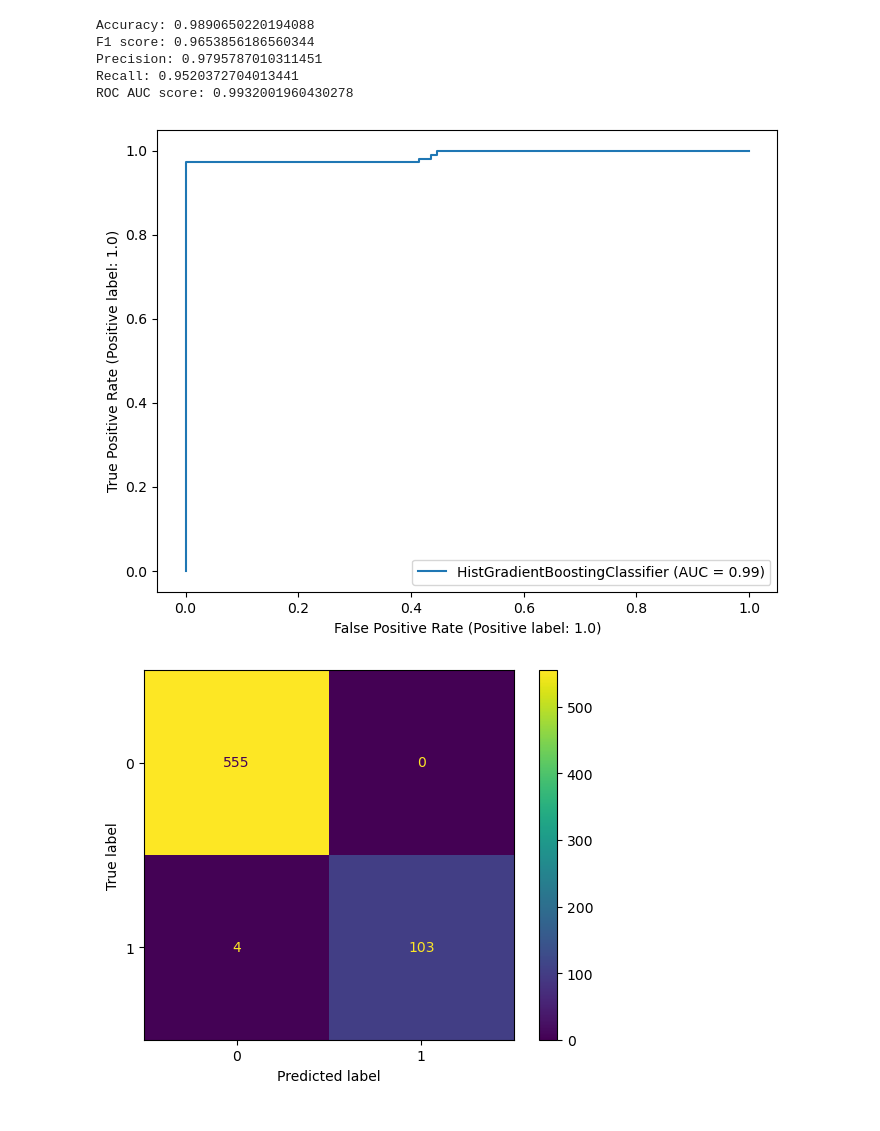
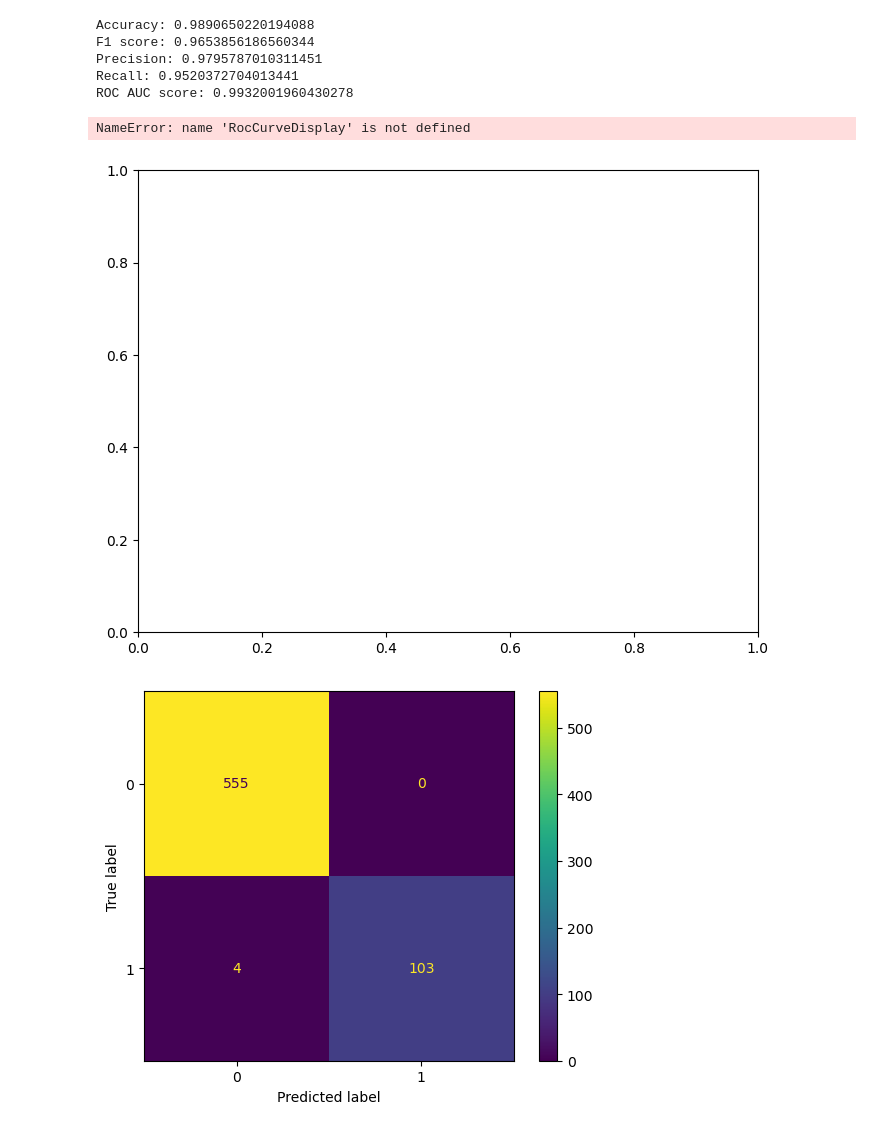
Before and after one commit to C0casio45/IACESI, a Jupyter notebook: projet_ia.ipynb, the cells around one changed output. Cells and saved outputs as stored; diff of their text form; code cells hidden in the pictures.

Commit message:
⚰️ replace plot_roc_curv

```diff
--- a/projet_ia.ipynb
+++ b/projet_ia.ipynb
@@ -24,5 +24,5 @@ from sklearn.metrics import plot_roc_curve
 # %%
-dir = "../datasets/"
+dir = "data/"
 
 employee_survey = pd.read_csv(dir + "employee_survey_data.csv")
 general = pd.read_csv(dir + "general_data.csv")
@@ -793,10 +782,11 @@ Recall: 0.9520372704013441
 ROC AUC score: 0.9932001960430278
 # %%
 fig, ax = plt.subplots(figsize=(8, 6))
-plot_roc_curve(hgb, x_test, y_test, ax=ax)
+RocCurveDisplay.from_estimator(hgb, x_test, y_test, ax=ax)
 plt.show()
 # %% [output]
+NameError: name 'RocCurveDisplay' is not defined
-[figure, old version]
+[figure, new version]
 # %%
 y_pred = hgb.predict(x_test)
 # %%
```
Also changed, not shown: parts of 12 cells of this notebook.
